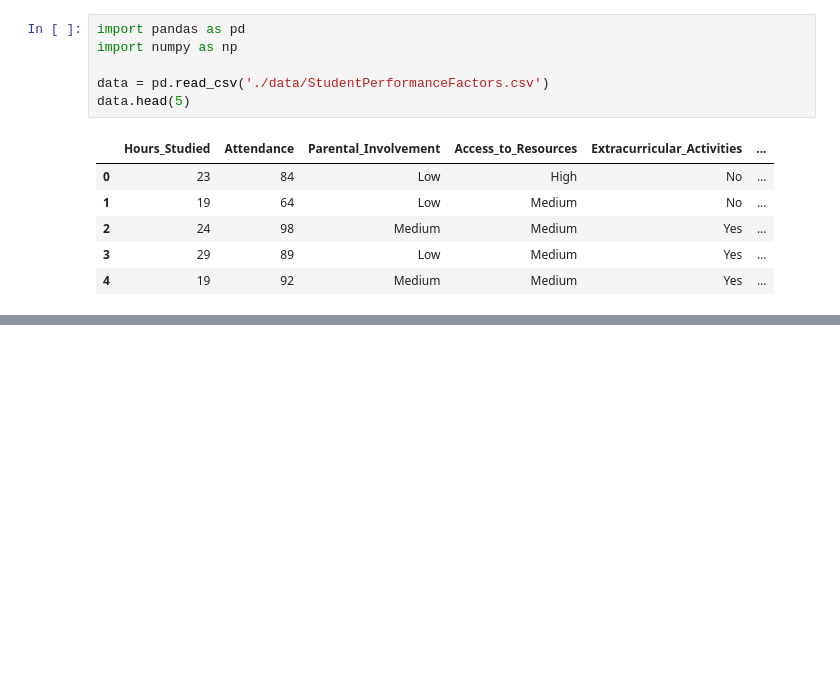
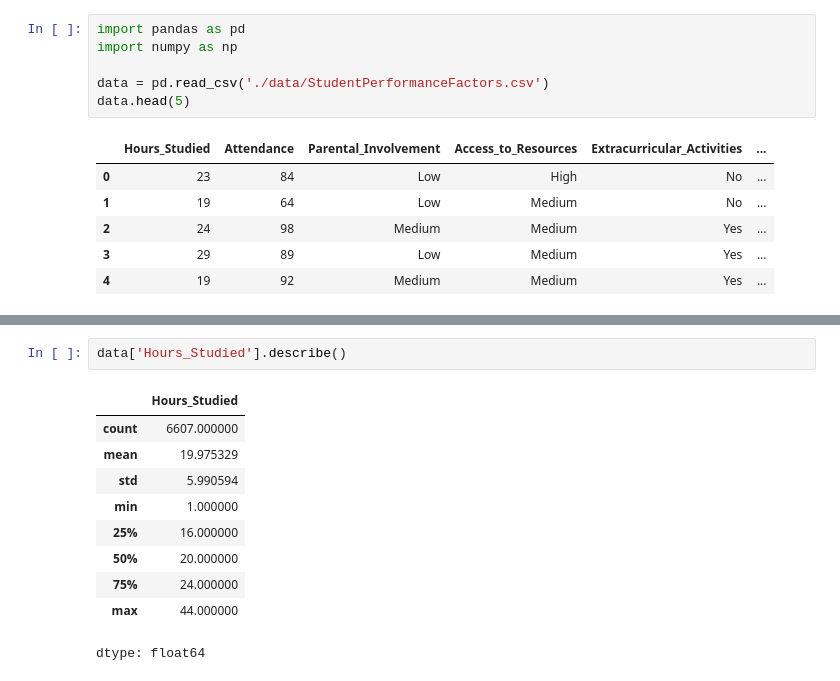
Before and after one commit to boriphat12/Student-Success-Factor-Analysis, a Jupyter notebook: Student_Success_Factor_Analysis.ipynb, the cells around one changed output, grey strips where cells are left out. Saved outputs shown, nothing was run; the diff lists cells and outputs as text; blank space fills up the shorter version.

```diff
--- a/Student_Success_Factor_Analysis.ipynb
+++ b/Student_Success_Factor_Analysis.ipynb
@@ -15,0 +57,13 @@ data.head(5)
+# %%
+data['Hours_Studied'].describe()
+# %% [output]
+|  | Hours_Studied |
+| count | 6607.000000 |
+| mean | 19.975329 |
+| std | 5.990594 |
+| min | 1.000000 |
+| 25% | 16.000000 |
+| 50% | 20.000000 |
+| 75% | 24.000000 |
+| max | 44.000000 |
+dtype: float64
```
Also changed, not shown: parts of 3 cells of this notebook.
